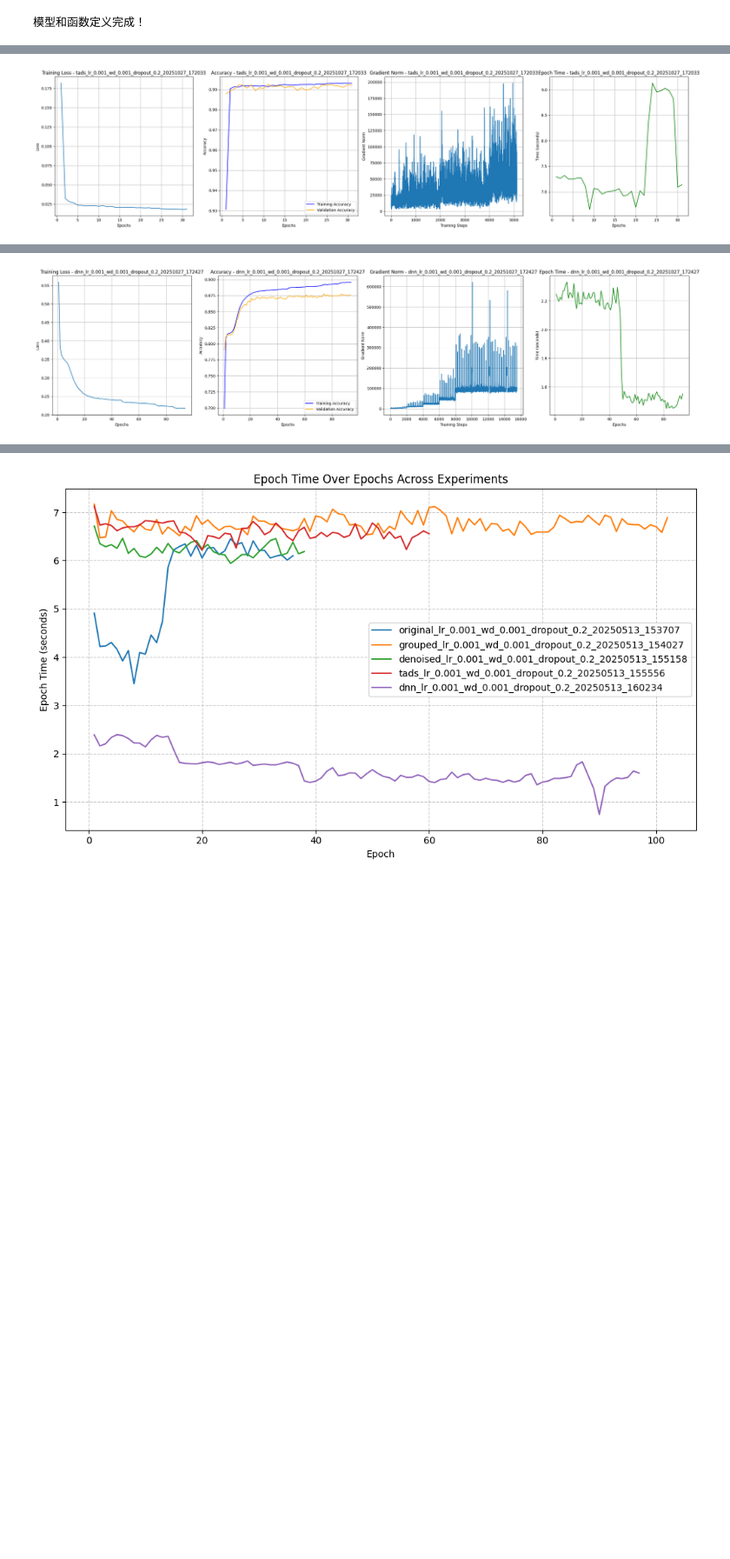
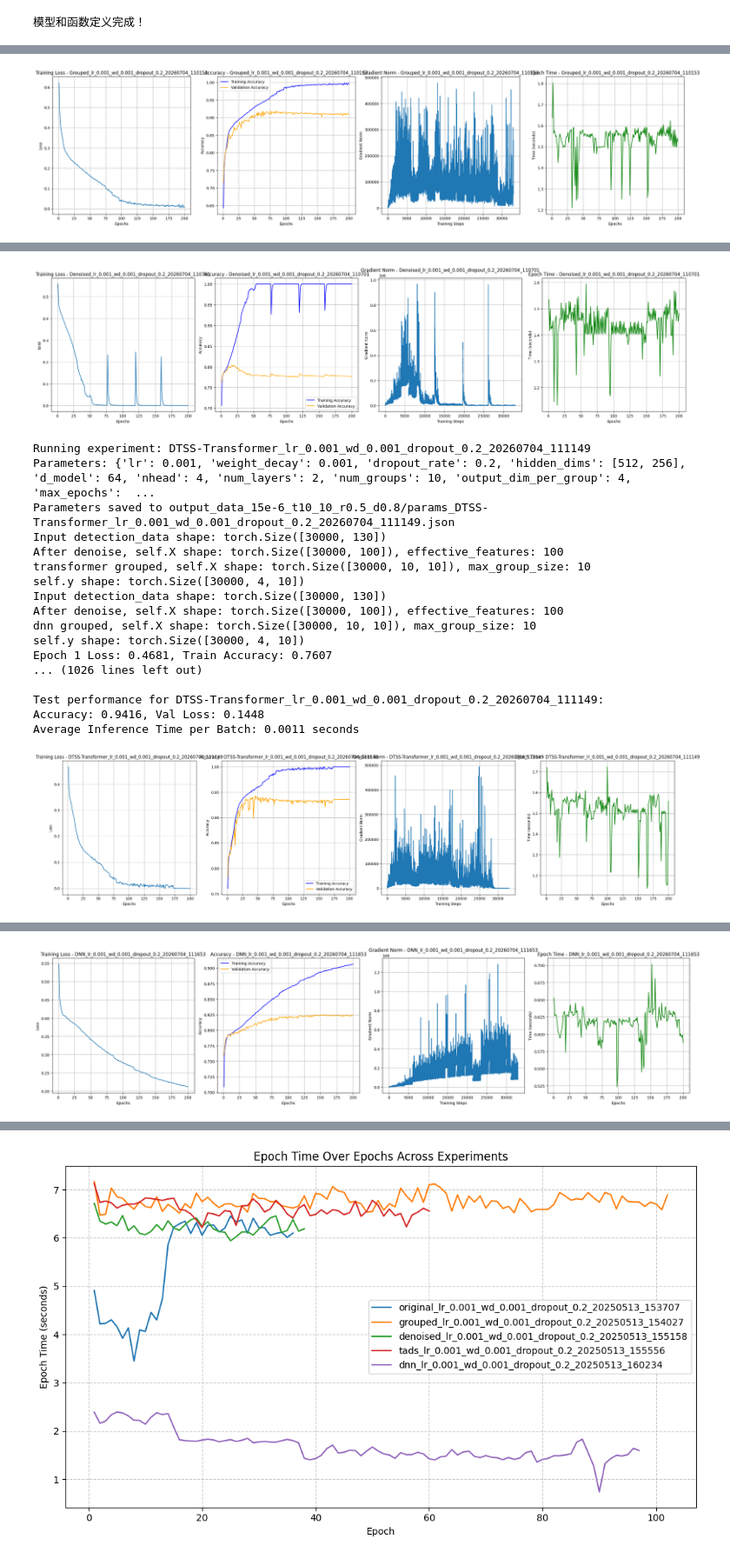
Before and after one commit to BubblingLei/DTSS-based-Transformer, a Jupyter notebook: training model.ipynb, the cells around one changed output, grey strips where cells are left out. Shown at 87% size. Cells and saved outputs as stored; diff of their text form; code cells hidden in the pictures; blank space fills up the shorter version.

Commit message:
feat: update training notebook for revised paper (DTAS -> DTSS, 6-strategy comparison)

```diff
--- a/training model.ipynb
+++ b/training model.ipynb
@@ -405,11 +448,11 @@ print("模型和函数定义完成！")
 # 数据加载
 # 数据集相关参数（每次改数据集时改这里）
 data_params = {
-    "data_root": 'output_data_15e-6_t18_30_r0.5_d1.0',
+    "data_root": 'output_data_15e-6_t10_10_r0.5_d0.8',
     "total_data_file": 'emitter_total_data.csv',
     "signal_file": 'signal_data.csv',
-    "emission_gap": 18,
-    "sequence_length": 30,
+    "emission_gap": 10,
+    "sequence_length": 10,
     "final_gap": 30
 }
 
@@ -474,7 +518,7 @@ experiment_params = {
     "num_groups": data_params["sequence_length"],  # 组数（比如 20）
     "output_dim_per_group": 4,  # 每组输出 4 个值（4 个信号源）
     "max_epochs": 200,
-    "patience": 20,
+    "patience": 200,
     "use_warmup": True,
     "warmup_epochs": 10,
     "warmup_base_lr": 0.0001,
@@ -486,11 +530,12 @@ experiment_params = {
 
 # 消融实验设置
 ablation_configs = [
-    {"name": "original", "denoise": False, "group": False},  # 原始 Transformer
-    # {"name": "grouped", "denoise": False, "group": True},   # 只分组
-    # {"name": "denoised", "denoise": True, "group": False},  # 只去噪
-    {"name": "tads", "denoise": True, "group": True},       # TADS
-    {"name": "dnn", "denoise": True, "group": False}       # DNN
+    {"name": "Transformer", "denoise": False, "group": False},  # 原始 Transformer
+    {"name": "Grouped", "denoise": False, "group": True},   # 只分组
+    {"name": "Denoised", "denoise": True, "group": False},  # 只去噪
+    {"name": "DTSS-Transformer", "denoise": True, "group": True},       # TADS
+    {"name": "DNN","denoise": False, "group": False},      # DNN
+    {"name": "DTSS-DNN", "denoise": True, "group": True}
 ]
 
 results = {}
@@ -554,17 +599,26 @@ for config in ablation_configs:
     test_loader_dnn = DataLoader(test_set_dnn, batch_size=128)
 
     # 创建模型
-    if model_type == "dnn":
-        model = SignalDNN(
-            input_dim=effective_features,
-            hidden_dims=experiment_params["hidden_dims"],
-            output_dim=4 * data_params["sequence_length"],  # 动态调整为 4 * 20
-            dropout_rate=experiment_params["dropout_rate"],
-            sequence_length=data_params["sequence_length"]  # 传递 sequence_length
-        ).to(device)
-        train_loader = train_loader_dnn
-        val_loader = val_loader_dnn
-        test_loader = test_loader_dnn
+    if model_type in ("DNN", "DTSS-DNN"):
+      if group:    # DTSS-DNN：二维输入
+          model = DNN_Grouped(
+              num_groups=data_params["sequence_length"],
+              group_size=group_size,
+              hidden_dims=experiment_params["hidden_dims"],
+              output_dim_per_group=4,
+              dropout_rate=experiment_params["dropout_rate"]
+          ).to(device)
+      else:        # DNN 基线：一维输入
+          model = DNN_Flat(
+              input_dim=effective_features,
+              hidden_dims=experiment_params["hidden_dims"],
+              output_dim=4 * data_params["sequence_length"],
+              dropout_rate=experiment_params["dropout_rate"],
+              sequence_length=data_params["sequence_length"]
+          ).to(device)
+      train_loader = train_loader_dnn
+      val_loader = val_loader_dnn
+      test_loader = test_loader_dnn
     else:
         model = TransformerModel(
             num_groups=num_groups,
@@ -606,7 +660,7 @@ for config in ablation_configs:
         warmup_scheduler = None
 
     # 训练
-    train_loss, val_accuracy_list, train_accuracy_list, gradients, epoch_times, batch_times, total_time, val_inference_times = train_model_with_early_stopping(
+    train_loss, val_loss_list, val_accuracy_list, train_accuracy_list, gradients, epoch_times, batch_times, total_time, val_inference_times = train_model_with_early_stopping(
         model, train_loader, val_loader, optimizer, scheduler, warmup_scheduler, criterion, device,
         patience=experiment_params["patience"], experiment_name=experiment_name, max_epochs=experiment_params["max_epochs"],
         data_root=data_params["data_root"]
@@ -616,11 +670,12 @@ for config in ablation_configs:
     model.load_state_dict(torch.load(os.path.join(data_params["data_root"], f'best_model_{experiment_name}.pth'), weights_only=True))
     model.to(device)
     print(f"\nTest performance for {experiment_name}:")
-    test_accuracy, test_inference_time = evaluate_model(model, test_loader, device)
+    test_accuracy, _, test_inference_time = evaluate_model(model, test_loader, device)
 
     # 保存结果
     results[experiment_name] = {
         "train_loss": train_loss,
+        "val_loss": val_loss_list,
         "val_accuracy": val_accuracy_list,
         "train_accuracy": train_accuracy_list,
         "gradients": gradients,
@@ -631,7 +686,7 @@ for config in ablation_configs:
         "test_accuracy": test_accuracy,
         "test_inference_time": test_inference_time
     }
-
+    pd.DataFrame(results).T.to_csv(os.path.join(data_params["data_root"], 'all_experiments_summary.csv'))
     # 可视化
     plot_results(train_loss, val_accuracy_list, train_accuracy_list, gradients, epoch_times, experiment_name, data_params["data_root"])
 # %% [output]
@@ -673 +728 @@ Average Inference Time per Batch: 0.0054 seconds
-[figure, old version]
+[figure, new version]
@@ -691 +746,19 @@ Average Inference Time per Batch: 0.0011 seconds
-[figure, old version]
+[figure, new version]
+Running experiment: DTSS-Transformer_lr_0.001_wd_0.001_dropout_0.2_20260704_111149
+Parameters: {'lr': 0.001, 'weight_decay': 0.001, 'dropout_rate': 0.2, 'hidden_dims': [512, 256], 'd_model': 64, 'nhead': 4, 'num_layers': 2, 'num_groups': 10, 'output_dim_per_group': 4, 'max_epochs':  ...
+Parameters saved to output_data_15e-6_t10_10_r0.5_d0.8/params_DTSS-Transformer_lr_0.001_wd_0.001_dropout_0.2_20260704_111149.json
+Input detection_data shape: torch.Size([30000, 130])
+After denoise, self.X shape: torch.Size([30000, 100]), effective_features: 100
+transformer grouped, self.X shape: torch.Size([30000, 10, 10]), max_group_size: 10
+self.y shape: torch.Size([30000, 4, 10])
+Input detection_data shape: torch.Size([30000, 130])
+After denoise, self.X shape: torch.Size([30000, 100]), effective_features: 100
+dnn grouped, self.X shape: torch.Size([30000, 10, 10]), max_group_size: 10
+self.y shape: torch.Size([30000, 4, 10])
+Epoch 1 Loss: 0.4681, Train Accuracy: 0.7607
+... (1026 lines left out)
+
+Test performance for DTSS-Transformer_lr_0.001_wd_0.001_dropout_0.2_20260704_111149:
+Accuracy: 0.9416, Val Loss: 0.1448
+Average Inference Time per Batch: 0.0011 seconds
+[figure, added]
@@ -691,0 +782 @@ Average Inference Time per Batch: 0.0011 seconds
+[figure, added]
```
Also changed, not shown: parts of 8 cells of this notebook.
